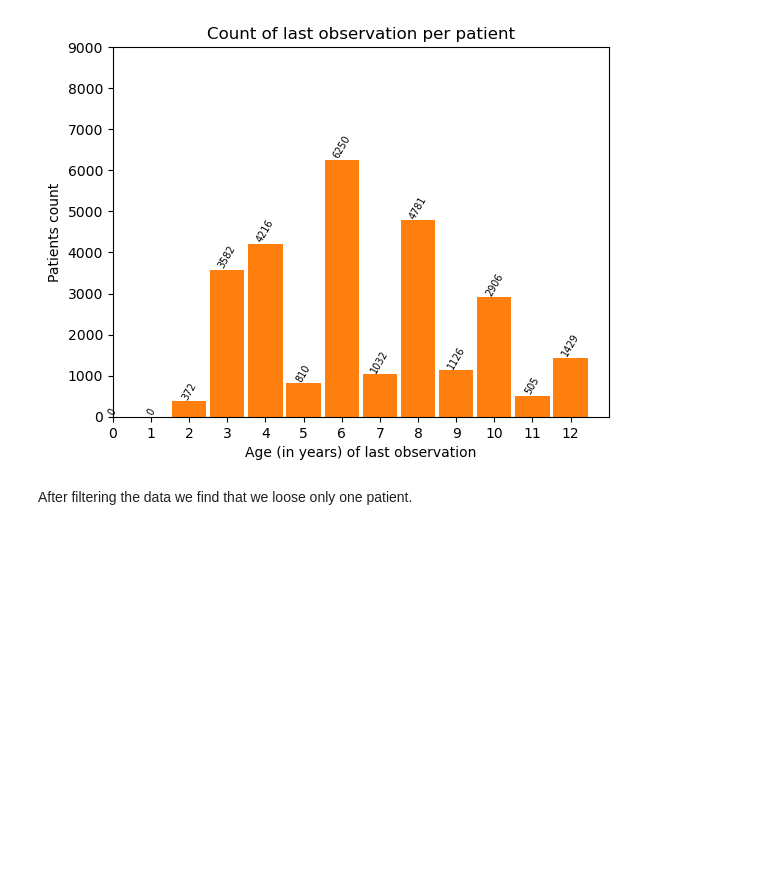
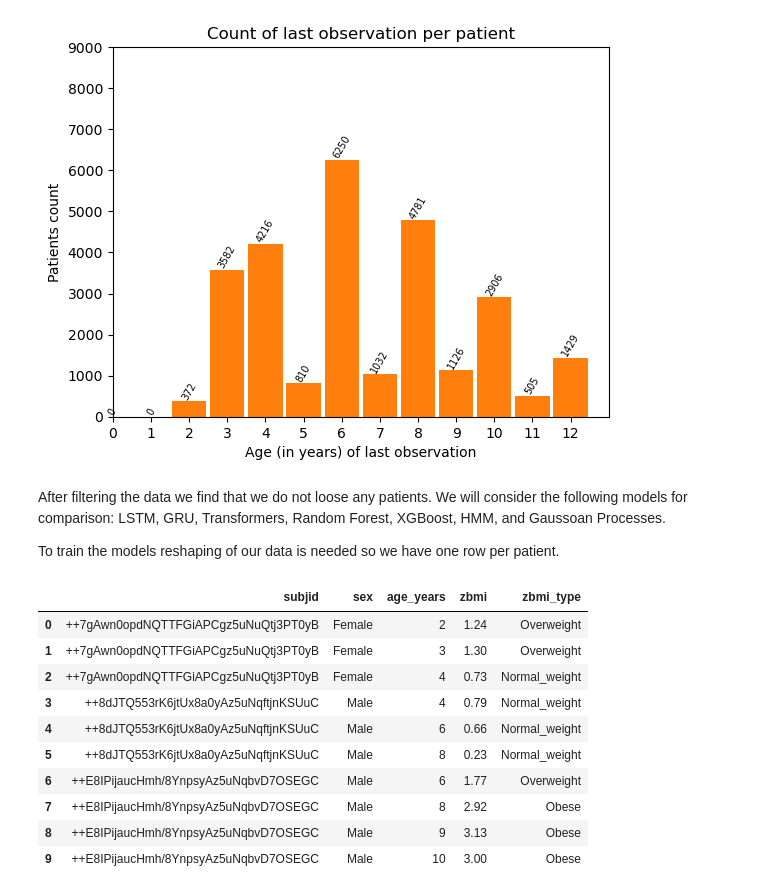
Before and after one commit to Marc-CC/Teen-Obesity-predictor-App, a Jupyter notebook: ML_models_tfm.ipynb, the cells around one changed output. Saved outputs shown, nothing was run; the diff lists cells and outputs as text; code cells hidden in the pictures; blank space fills up the shorter version.

```diff
--- a/ML_models_tfm.ipynb
+++ b/ML_models_tfm.ipynb
@@ -166,5 +176,25 @@ ax.set_xlabel("Age (in years) of last observation")
 plt.show()
 # %% [output]
 [figure]
-# %% [markdown]
-After filtering the data we find that we loose only one patient.
+# %% [markdown]
+After filtering the data we find that we do not loose any patients.
+We will consider the following models for comparison: LSTM, GRU, Transformers, Random Forest, XGBoost, HMM, and Gaussoan Processes.
+
+To train the models reshaping of our data is needed so we have one row per patient.
+# %%
+# Filter data12
+data12["age_years"] = data12["age_years"].apply(math.trunc)
+data12 = data12.loc[:, ["subjid", "sex", "age_years", "zbmi", "zbmi_type"]]
+data12.head(10)
+# %% [output]
+|  | subjid | sex | age_years | zbmi | zbmi_type |
+| 0 | ++7gAwn0opdNQTTFGiAPCgz5uNuQtj3PT0yB | Female | 2 | 1.24 | Overweight |
+| 1 | ++7gAwn0opdNQTTFGiAPCgz5uNuQtj3PT0yB | Female | 3 | 1.30 | Overweight |
+| 2 | ++7gAwn0opdNQTTFGiAPCgz5uNuQtj3PT0yB | Female | 4 | 0.73 | Normal_weight |
+| 3 | ++8dJTQ553rK6jtUx8a0yAz5uNqftjnKSUuC | Male | 4 | 0.79 | Normal_weight |
+| 4 | ++8dJTQ553rK6jtUx8a0yAz5uNqftjnKSUuC | Male | 6 | 0.66 | Normal_weight |
+| 5 | ++8dJTQ553rK6jtUx8a0yAz5uNqftjnKSUuC | Male | 8 | 0.23 | Normal_weight |
+| 6 | ++E8IPijaucHmh/8YnpsyAz5uNqbvD7OSEGC | Male | 6 | 1.77 | Overweight |
+| 7 | ++E8IPijaucHmh/8YnpsyAz5uNqbvD7OSEGC | Male | 8 | 2.92 | Obese |
+| 8 | ++E8IPijaucHmh/8YnpsyAz5uNqbvD7OSEGC | Male | 9 | 3.13 | Obese |
+| 9 | ++E8IPijaucHmh/8YnpsyAz5uNqbvD7OSEGC | Male | 10 | 3.00 | Obese |
```
Also changed, not shown: parts of 5 cells of this notebook.
